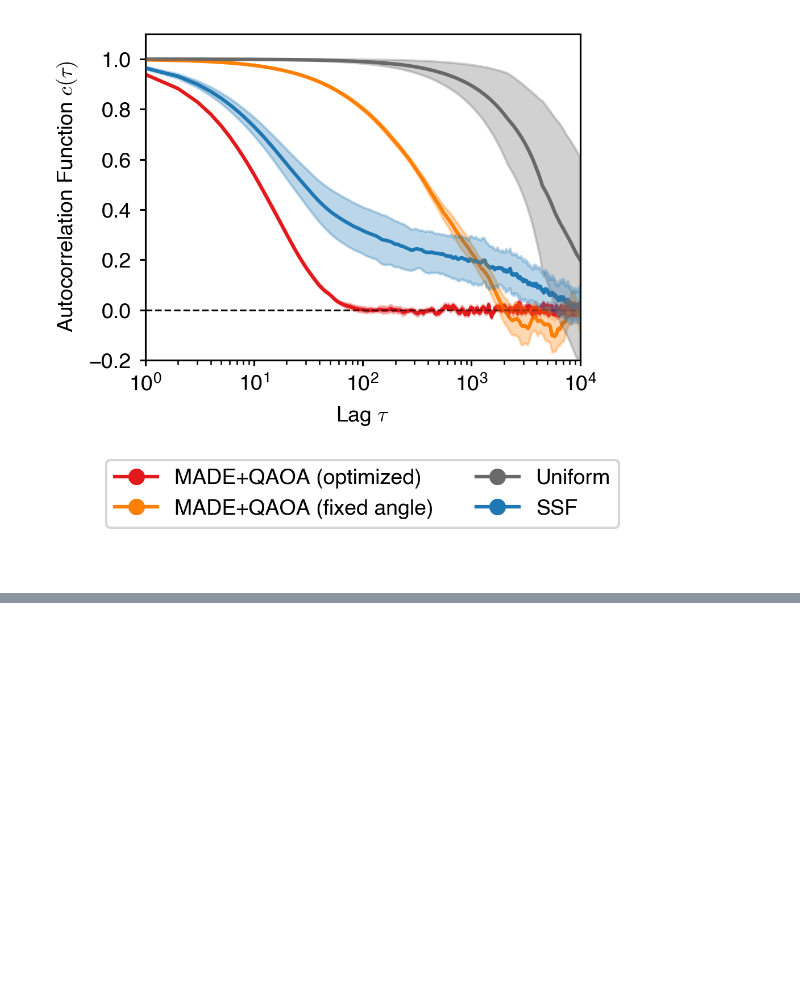
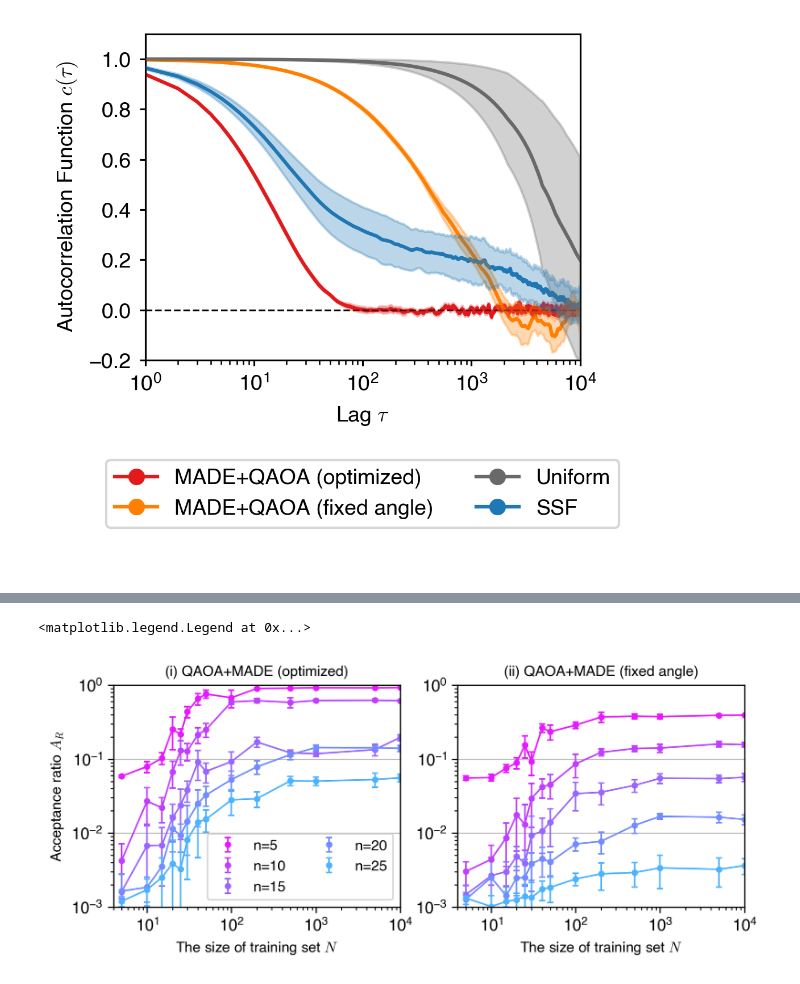
Before and after one commit to yuichiro-nakano/data_for_qaoa-made-mcmc, a Jupyter notebook: figure/make_fig.ipynb, the cells around one changed output, grey strips where cells are left out. Drawn from its saved outputs; the diff is of its cells as text; code cells hidden in the pictures; blank space fills up the shorter version.

```diff
--- a/figure/make_fig.ipynb
+++ b/figure/make_fig.ipynb
@@ -466,0 +656,54 @@ ax7[-1].legend(fontsize=fontsize, bbox_to_anchor=(0.5,0.5), loc='center', ncol=2
+# %%
+# import data
+opt_mcmc_acceptance_history, fix_mcmc_acceptance_history = {}, {}
+for i in range(len(n_spin_list)):
+	for j in range(len(n_train_list)):
+		opt_mcmc_acceptance_history[(n_spin_list[i], n_train_list[j])] = np.load("result/vs_train_data/{0}_sites_result/{1}_samples/opt_qaoa_made_acceptance_history.npy".format(n_spin_list[i], n_train_list[j]))
+		fix_mcmc_acceptance_history[(n_spin_list[i], n_train_list[j])] = np.load("result/vs_train_data/{0}_sites_result/{1}_samples/fix_qaoa_made_acceptance_history.npy".format(n_spin_list[i], n_train_list[j]))
+
+# acceptance rate
+opt_mcmc_acceptance_rate, fix_mcmc_acceptance_rate = np.zeros((len(n_spin_list), len(n_train_list),10)), np.zeros((len(n_spin_list), len(n_train_list),10))
+for i in range(len(n_spin_list)):
+	for j in range(len(n_train_list)):
+		opt_mcmc_acceptance_rate[i,j] = np.average(opt_mcmc_acceptance_history[(n_spin_list[i], n_train_list[j])], axis=1)
+		fix_mcmc_acceptance_rate[i,j] = np.average(fix_mcmc_acceptance_history[(n_spin_list[i], n_train_list[j])], axis=1)
+
+opt_mcmc_acceptance_mean, fix_mcmc_acceptance_mean = np.average(opt_mcmc_acceptance_rate, axis=2), np.average(fix_mcmc_acceptance_rate, axis=2)
+opt_mcmc_acceptance_std, fix_mcmc_acceptance_std = np.std(opt_mcmc_acceptance_rate, axis=2), np.std(fix_mcmc_acceptance_rate, axis=2)
+# %%
+capsize = 2
+markersize = 3
+elinewidth = 1
+capthick = 1
+linewidth = 1
+spines = 0.75
+fontsize = 9
+
+cm3 = plt.cm.get_cmap('cool')
+
+fig13, ax13 = plt.subplots(1, 2, figsize=(7.08,2.5), dpi=300)
+for i in range(len(n_spin_list)):
+	ax13[0].errorbar(n_train_list, opt_mcmc_acceptance_mean[i], opt_mcmc_acceptance_std[i], color=cm3(0.9-0.15*i), linestyle='none', marker='o', markersize=markersize, capsize=capsize, capthick=capthick, elinewidth=elinewidth, label='n={0}'.format(n_spin_list[i]))
+	ax13[0].plot(n_train_list, opt_mcmc_acceptance_mean[i], color=cm3(0.9-0.15*i), linewidth=linewidth)
+for i in range(len(n_spin_list)):
+	ax13[1].errorbar(n_train_list, fix_mcmc_acceptance_mean[i], fix_mcmc_acceptance_std[i], color=cm3(0.9-0.15*i), linestyle='none', marker='o', markersize=markersize, capsize=capsize, capthick=capthick, elinewidth=elinewidth, label='n={0}'.format(n_spin_list[i]))
+	ax13[1].plot(n_train_list, fix_mcmc_acceptance_mean[i], color=cm3(0.9-0.15*i), linewidth=linewidth)
+
+for i in range(2):
+	ax13[i].grid(axis='y', color='#BFBFBF', linestyle='-', linewidth=spines)
+	ax13[i].set_axisbelow(True) #gridを背面にする
+	ax13[i].set_xscale('log')
+	ax13[i].set_yscale('log')
+	ax13[i].set_xlim(4, 1e4)
+	ax13[i].set_ylim(1e-3, 1)
+	ax13[i].set_xlabel(r'The size of training set $N$', fontsize=fontsize)
+
+ax13[0].set_ylabel(r'Acceptance ratio $A_R$', fontsize=fontsize)
+ax13[0].set_title(r'(i) QAOA+MADE (optimized)', fontsize=fontsize)
+ax13[1].set_title(r'(ii) QAOA+MADE (fixed angle)', fontsize=fontsize)
+ax13[0].legend(fontsize=fontsize, loc='lower right', ncol=2, frameon=True)
+
+#fig13.savefig("figure/acceptance_rate_vs_training_data_size.svg", dpi=300, bbox_inches='tight')
+# %% [output]
+<matplotlib.legend.Legend at 0x...>
+[figure, added]
```
Also changed, not shown: parts of 20 cells of this notebook, 19 other files.
